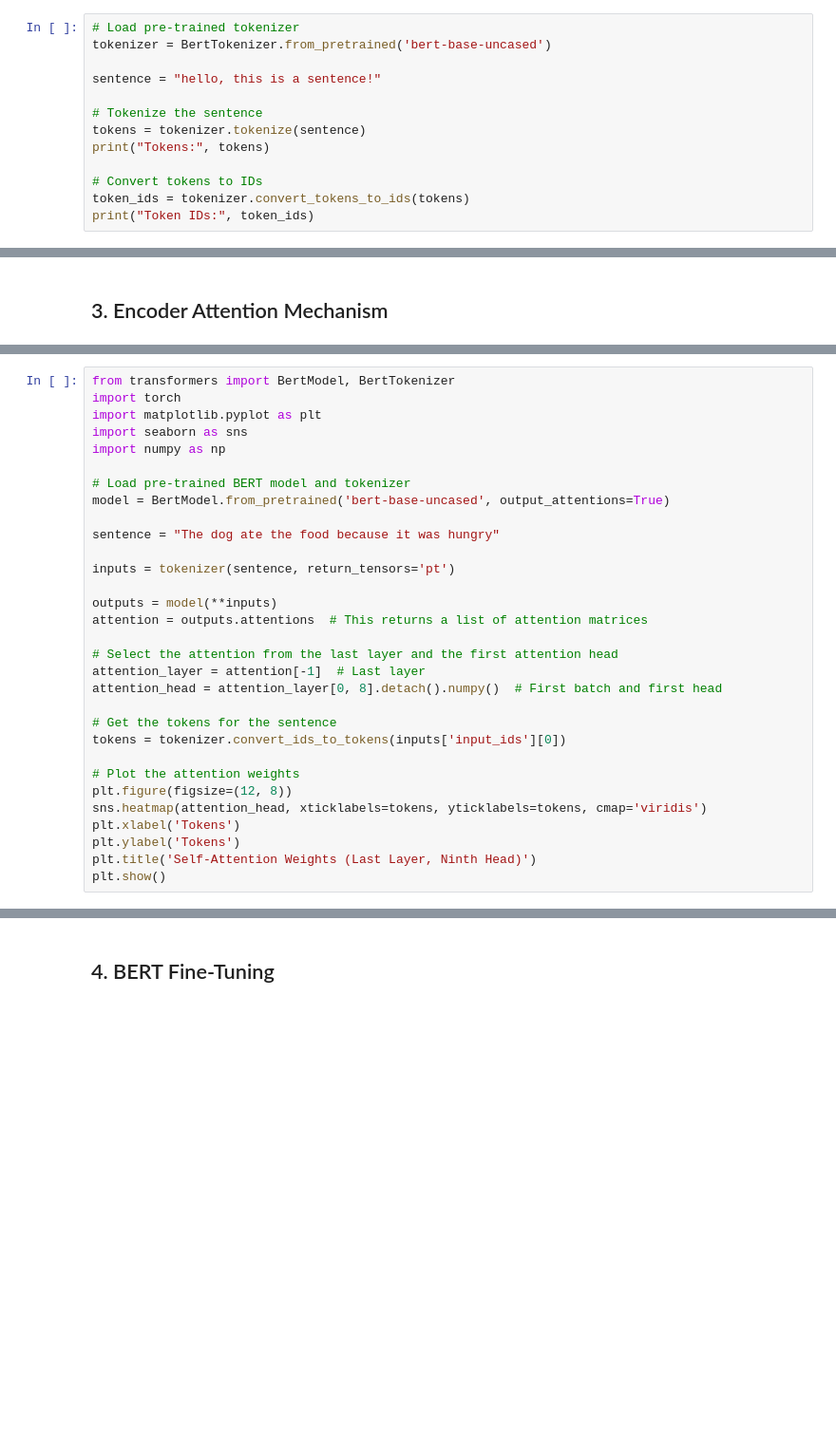
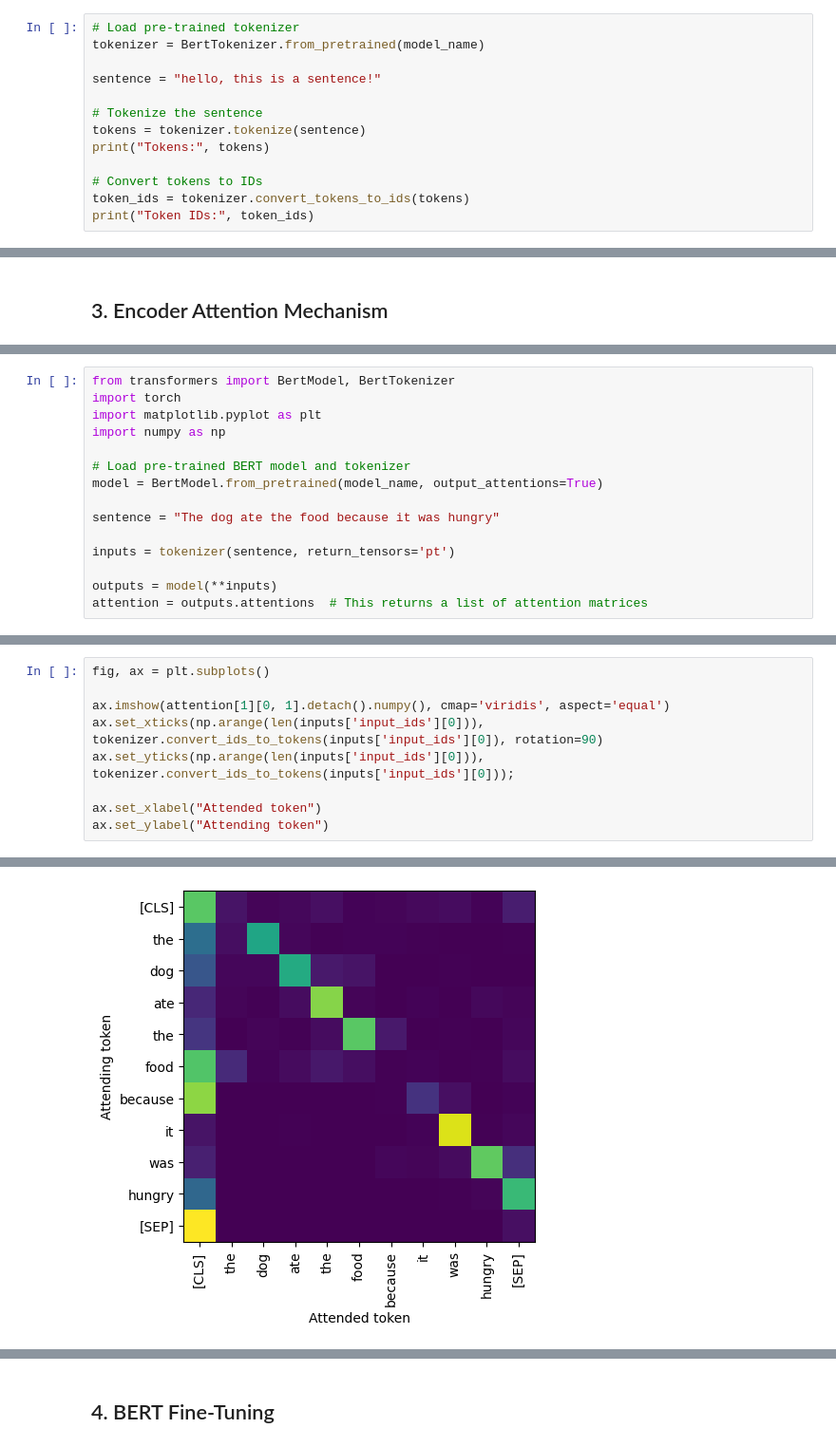
Before and after one commit to dbdmg/llm, a Jupyter notebook: lab03/solution-01-bert.ipynb, the cells around one changed output, grey strips where cells are left out. Shown at 95% size. Drawn from its saved outputs; the diff is of its cells as text; blank space fills up the shorter version.

```diff
--- a/lab03/solution-01-bert.ipynb
+++ b/lab03/solution-01-bert.ipynb
@@ -59,7 +107,7 @@ The WordPiece tokenizer splits a word based on its frequency in the training dat
 Let’s see how the WordPiece tokenizer processes a sample sentence using BERT’s tokenizer.
 # %%
 # Load pre-trained tokenizer
-tokenizer = BertTokenizer.from_pretrained('bert-base-uncased')
+tokenizer = BertTokenizer.from_pretrained(model_name)
 
 sentence = "hello, this is a sentence!"
 
@@ -272,11 +472,10 @@ The attention mechanism is a crucial component of BERT’s encoder architecture.
 from transformers import BertModel, BertTokenizer
 import torch
 import matplotlib.pyplot as plt
-import seaborn as sns
 import numpy as np
 
 # Load pre-trained BERT model and tokenizer
-model = BertModel.from_pretrained('bert-base-uncased', output_attentions=True)
+model = BertModel.from_pretrained(model_name, output_attentions=True)
 
 sentence = "The dog ate the food because it was hungry"
 
@@ -284,18 +483,3 @@ inputs = tokenizer(sentence, return_tensors='pt')
 
 outputs = model(**inputs)
 attention = outputs.attentions  # This returns a list of attention matrices
-
-# Select the attention from the last layer and the first attention head
-attention_layer = attention[-1]  # Last layer
-attention_head = attention_layer[0, 8].detach().numpy()  # First batch and first head
-
-# Get the tokens for the sentence
-tokens = tokenizer.convert_ids_to_tokens(inputs['input_ids'][0])
-
-# Plot the attention weights
-plt.figure(figsize=(12, 8))
-sns.heatmap(attention_head, xticklabels=tokens, yticklabels=tokens, cmap='viridis')
-plt.xlabel('Tokens')
-plt.ylabel('Tokens')
-plt.title('Self-Attention Weights (Last Layer, Ninth Head)')
-plt.show()
@@ -301,0 +496,10 @@ plt.show()
+# %%
+fig, ax = plt.subplots()
+
+ax.imshow(attention[1][0, 1].detach().numpy(), cmap='viridis', aspect='equal')
+ax.set_xticks(np.arange(len(inputs['input_ids'][0])), tokenizer.convert_ids_to_tokens(inputs['input_ids'][0]), rotation=90)
+ax.set_yticks(np.arange(len(inputs['input_ids'][0])), tokenizer.convert_ids_to_tokens(inputs['input_ids'][0]));
+
+ax.set_xlabel("Attended token")
+ax.set_ylabel("Attending token")
+# %% [output]
@@ -301,0 +507 @@ plt.show()
+[figure, added]
```
Also changed, not shown: parts of 64 cells of this notebook, 1 other file.
